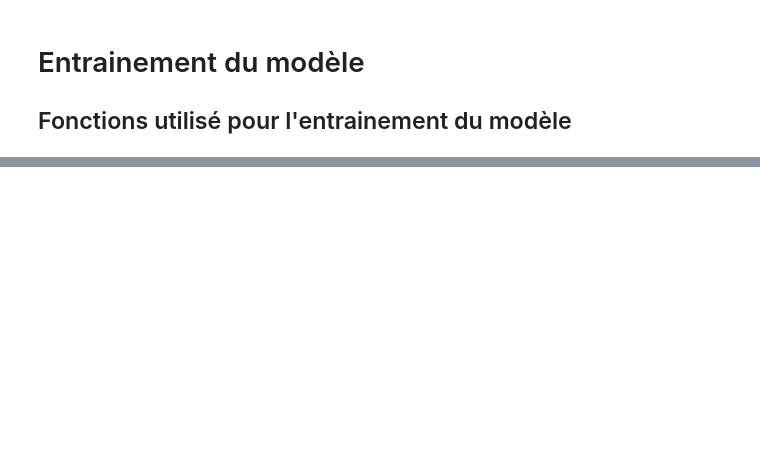
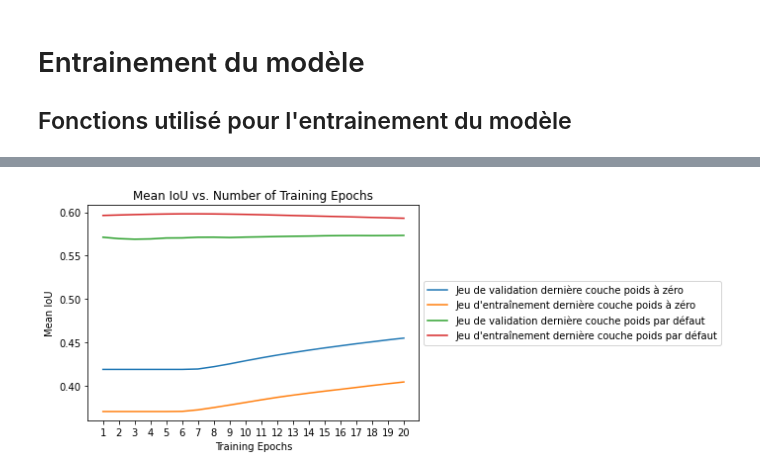
Before and after one commit to nyluje/RCP209DeeplabExperiment, a Jupyter notebook: RCP209_Project_2022_Deeplab_Experiment_With_PyTorch.ipynb, the cells around one changed output, grey strips where cells are left out. Cells and saved outputs as stored; diff of their text form; code cells hidden in the pictures; blank space fills up the shorter version.

```diff
--- a/RCP209_Project_2022_Deeplab_Experiment_With_PyTorch.ipynb
+++ b/RCP209_Project_2022_Deeplab_Experiment_With_PyTorch.ipynb
@@ -542,7 +594,6 @@ def train_model(model, dataloaders, lossfunction, optimizer, num_epochs=10,is_in
 
     #chaque epoch a une phase d'entrainement et de validation
     for phase in ['train','val']:
-    #for phase in ['train']:
       if phase == 'train':
         model.train()
       else:
@@ -551,7 +602,6 @@ def train_model(model, dataloaders, lossfunction, optimizer, num_epochs=10,is_in
 
       #Itération sur les données
       for input, target in dataloaders[phase]:
-        #print(f"loop test {input.shape} , targer.shape {target.shape} , torh unique target {torch.unique(target)}")
         input= input.to(device)
         target = target.to(device)
 
@@ -575,7 +625,6 @@ def train_model(model, dataloaders, lossfunction, optimizer, num_epochs=10,is_in
           else:
             output = model(input)['out']
 
-            #print(f'output.shape {output.shape}, target.shape {target.shape}')
             loss = lossfunction(output, target.long())
             #print(f"loss {loss}")
 
@@ -592,7 +641,7 @@ def train_model(model, dataloaders, lossfunction, optimizer, num_epochs=10,is_in
       epoch_loss = running_loss / len(dataloaders[phase].dataset)
       epoch_mean_iou = intersection_over_union[phase].get_global_ratio()[0]
 
-      print(f"{phase} loss= {epoch_loss:.4f}  mean_iou = {epoch_mean_iou:.4f} ")
+      print(f"Epoch {epoch}/{num_epochs-1}, phase: {phase}, loss: {epoch_loss:.4f}, mean_iou: {epoch_mean_iou:.4f} ")
 
       #conserver le modèle qui a donné les meilleures performances
       if best_weight_for_best_mean_iou and phase == "val" and epoch_mean_iou > best_mean_iou:
@@ -614,4 +663,4 @@ def train_model(model, dataloaders, lossfunction, optimizer, num_epochs=10,is_in
 
 
 
-  return model, val_mean_iou_history, train_mean_iou_history
+  return model, train_mean_iou_history, val_mean_iou_history
@@ -2085,0 +753,28 @@ class pascalVOCDataset(Dataset):
+# %%
+#inspiré de https://pytorch.org/tutorials/beginner/finetuning_torchvision_models_tutorial.html#comparison-with-model-trained-from-scratch
+def show_training_per_epoch(list_to_show, num_epochs):
+
+  plt.title("Mean IoU vs. Number of Training Epochs")
+  plt.xlabel("Training Epochs")
+  plt.ylabel("Mean IoU")
+
+  min = 0.0
+  max = 0.0
+  for name, value in list_to_show.items():
+    plt.plot(range(1,num_epochs+1),[h for h in value],label=name)
+    min = np.min([h for h in value]) if (np.min([h for h in value])<min) or (min is 0.0) else min
+    max = np.max([h for h in value]) if np.max([h for h in value])>max else max
+
+
+  plt.ylim((min-0.01,max+0.01))
+  plt.xticks(np.arange(1, num_epochs+1, 1.0))
+  plt.legend(bbox_to_anchor=(1,0.5) , loc='center left')
+  plt.show()
+
+show_training_per_epoch({"Jeu de validation dernière couche poids à zéro":model_weight_init_at_zero_on_last_qualifier_layer_val_hist,
+                         "Jeu d'entraînement dernière couche poids à zéro":model_weight_init_at_zero_on_last_qualifier_layer_train_hist,
+                         "Jeu de validation dernière couche poids par défaut":model_last_qualifier_layer_loose_val_hist,
+                         "Jeu d'entraînement dernière couche poids par défaut":model_last_qualifier_layer_loose_train_hist},
+                        num_epochs)
+# %% [output]
+[figure, added]
```
Also changed, not shown: parts of 68 cells of this notebook.
